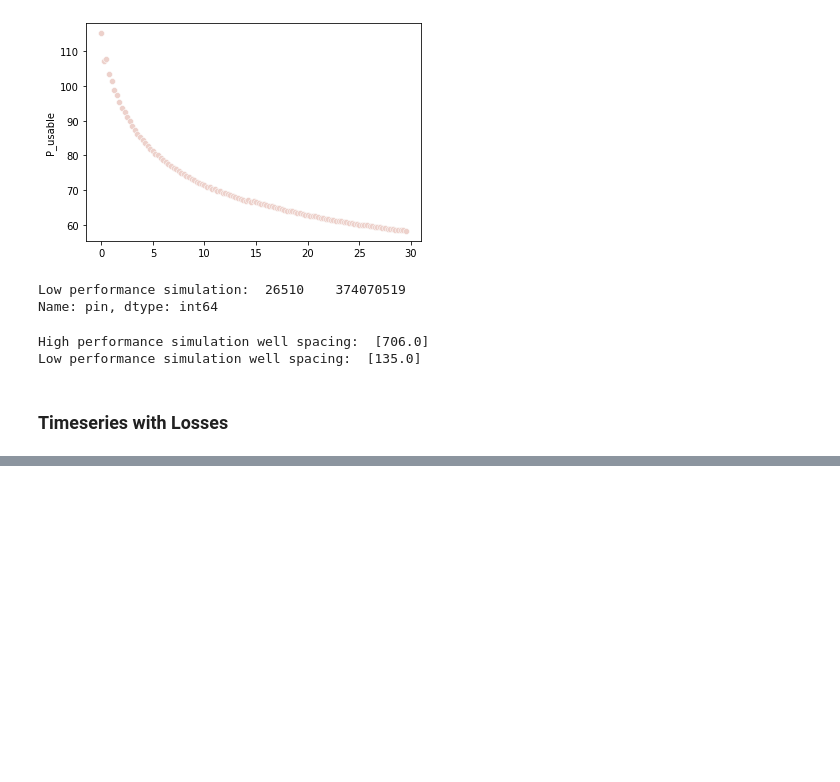
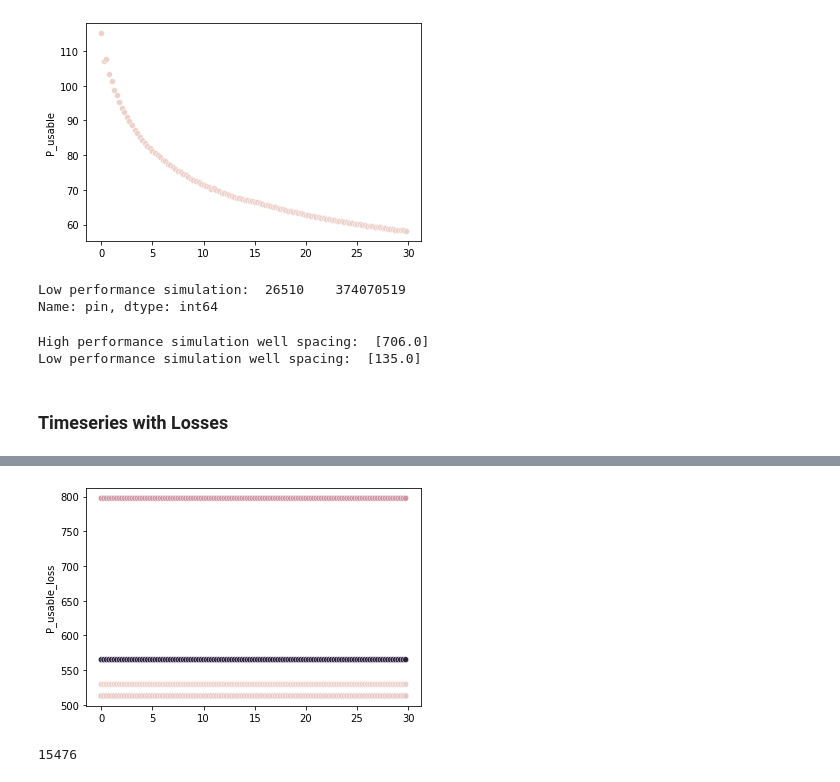
Before and after one commit to borisenko-ru/spe_pivot_2022_datathon, a Jupyter notebook: spe_pivot_datathon.ipynb, the cells around one changed output, grey strips where cells are left out. Saved outputs shown, nothing was run; the diff lists cells and outputs as text; code cells hidden in the pictures; blank space fills up the shorter version.

```diff
--- a/spe_pivot_datathon.ipynb
+++ b/spe_pivot_datathon.ipynb
@@ -545,7 +536,7 @@ Name: pin, dtype: int64
 
 top_P_usable_cum_valid_high = top5_P_usable_cum_valid.head(1)
 
-for time_step in range(0,2975,25):
+for time_step in range(0,3000,25):
   sns.scatterplot(data=top_P_usable_cum_valid_high, x=time_step/100, y=top_P_usable_cum_valid_high['P_usable'+f':{time_step/100:,.3f}'], hue=top_P_usable_cum_valid_high['pin'], legend=False)
 
 plt.ylabel('P_usable')
@@ -560,7 +551,7 @@ Name: pin, dtype: int64
 # plot bottom-5 valid low-performance simulations by calculated amount of enthalpy (cumulated)
 btm5_P_usable_cum_valid = inputs_results_main30yr_P_usable_cum_valid.sort_values(by='P_usable_cum', ascending=False).tail(5)
 
-for time_step in range(0,2975,25):
+for time_step in range(0,3000,25):
   sns.scatterplot(data=btm5_P_usable_cum_valid, x=time_step/100, y=btm5_P_usable_cum_valid['P_usable'+f':{time_step/100:,.3f}'], hue=btm5_P_usable_cum_valid['pin'], legend=False)
 
 plt.ylabel('P_usable')
@@ -580,7 +571,7 @@ Name: pin, dtype: int64
 
 btm_P_usable_cum_valid_low = btm5_P_usable_cum_valid.tail(1)
 
-for time_step in range(0,2975,25):
+for time_step in range(0,3000,25):
   sns.scatterplot(data=btm_P_usable_cum_valid_low, x=time_step/100, y=btm_P_usable_cum_valid_low['P_usable'+f':{time_step/100:,.3f}'], hue=btm_P_usable_cum_valid_low['pin'], legend=False)
 
 plt.ylabel('P_usable')
@@ -603,0 +593,13 @@ Low performance simulation well spacing:  [135.0]
+# %%
+# P_usable = 0.13 * (dhout + (h_95C - h_120C - v5 * (Pinj - Pwhp)) * mpro)
+inputs_results_main30yr_P_usable_loss = inputs_results_main30yr_P_usable.copy()
+
+for time_step in range(0,3000,25):
+  inputs_results_main30yr_P_usable_loss['P_usable_loss'+f':{time_step/100:,.3f}'] =\
+  0.13 * (inputs_results_main30yr_P_usable_loss['dhout'+f':{time_step/100:,.3f}'] +\
+          (h_95C - h_120C - inputs_results_main30yr_P_usable_loss['v5'] *\
+           (inputs_results_main30yr_P_usable_loss['pinj'] -\
+            inputs_results_main30yr_P_usable_loss['p_whp'])) *\
+          inputs_results_main30yr_P_usable_loss['mpro'])
+
+inputs_results_main30yr_P_usable_loss.head(3)
@@ -603,0 +612,26 @@ Low performance simulation well spacing:  [135.0]
+# %%
+# plot top-5 simulations by calculated amount of enthalpy (with losses)
+cols_p_usable = [c for c in inputs_results_main30yr_P_usable_loss.columns if c[:4] == 'pin' or c[:13] == 'P_usable_loss']
+inputs_results_main30yr_P_usable_loss_x = inputs_results_main30yr_P_usable_loss[cols_p_usable]
+top5 = inputs_results_main30yr_P_usable_loss_x.sort_values(by=inputs_results_main30yr_P_usable_loss_x.columns[-1], ascending=False).head(5)
+
+for time_step in range(0,3000,25):
+  sns.scatterplot(data=top5, x=time_step/100, y=top5['P_usable_loss'+f':{time_step/100:,.3f}'], hue=top5['pin'], legend=False)
+
+plt.ylabel('P_usable_loss')
+plt.show()
+# %% [output]
+[figure, added]
+# %%
+# see the number of calculated amount of enthalpy (with losses) simulations with all-time unchanged data
+duplicates = 20
+
+valid_pins = []
+for index, row in inputs_results_main30yr_P_usable_loss_x.iterrows():
+  if row.nunique() > len(row)-duplicates: # and row[-1] > 50 and row[1] > 100:
+    valid_pins.append(row[0])
+  else:
+    pass
+len(valid_pins)
+# %% [output]
+15476
```
Also changed, not shown: parts of 28 cells of this notebook.
